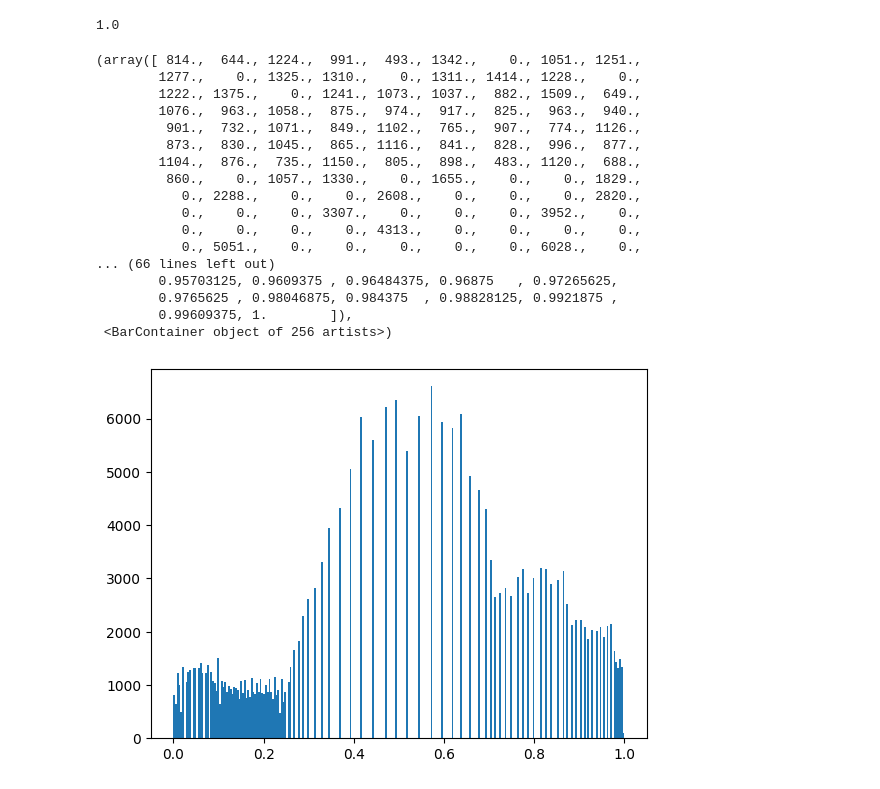
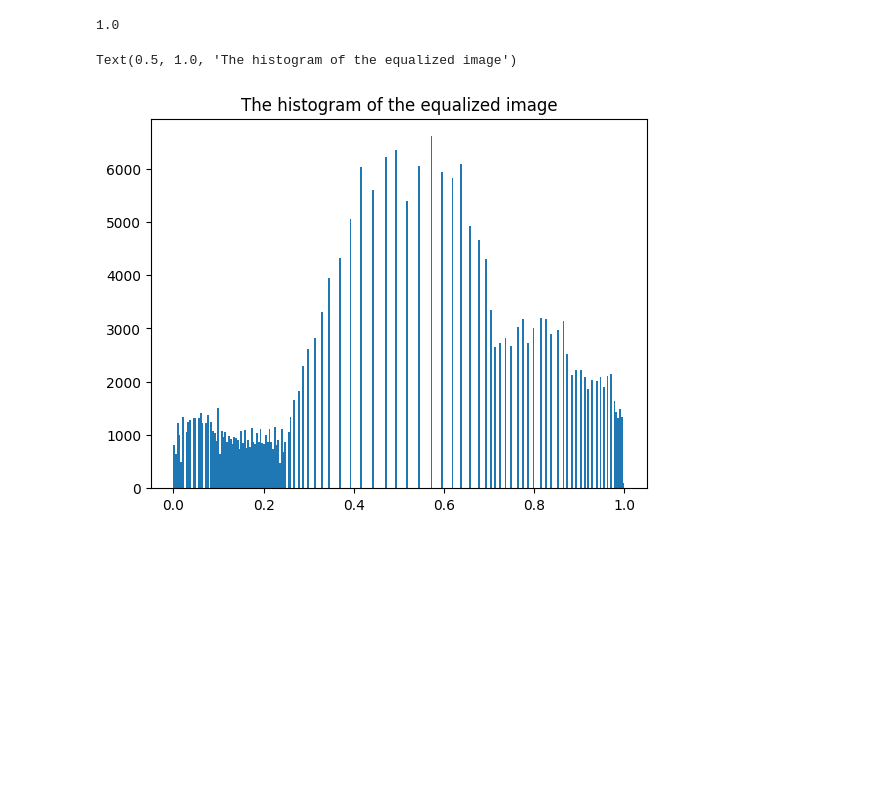
Before and after one commit to hgandras/3D-computer-vision-, a Jupyter notebook: hist_eq.ipynb, the cells around one changed output. Saved outputs shown, nothing was run; the diff lists cells and outputs as text; code cells hidden in the pictures; blank space fills up the shorter version.

```diff
--- a/hist_eq.ipynb
+++ b/hist_eq.ipynb
@@ -92,25 +91,10 @@ max(reshaped_image)
 # %%
 equalized_hist=histogram(equalized_image,num_bins)
 plt.hist(np.linspace(0,1,num_bins),bins=num_bins,weights=equalized_hist)
+plt.title("The histogram of the equalized image")
 # %% [output]
-(array([ 814.,  644., 1224.,  991.,  493., 1342.,    0., 1051., 1251.,
-        1277.,    0., 1325., 1310.,    0., 1311., 1414., 1228.,    0.,
-        1222., 1375.,    0., 1241., 1073., 1037.,  882., 1509.,  649.,
-        1076.,  963., 1058.,  875.,  974.,  917.,  825.,  963.,  940.,
-         901.,  732., 1071.,  849., 1102.,  765.,  907.,  774., 1126.,
-         873.,  830., 1045.,  865., 1116.,  841.,  828.,  996.,  877.,
-        1104.,  876.,  735., 1150.,  805.,  898.,  483., 1120.,  688.,
-         860.,    0., 1057., 1330.,    0., 1655.,    0.,    0., 1829.,
-           0., 2288.,    0.,    0., 2608.,    0.,    0.,    0., 2820.,
-           0.,    0.,    0., 3307.,    0.,    0.,    0., 3952.,    0.,
-           0.,    0.,    0.,    0., 4313.,    0.,    0.,    0.,    0.,
-           0., 5051.,    0.,    0.,    0.,    0.,    0., 6028.,    0.,
-... (66 lines left out)
-        0.95703125, 0.9609375 , 0.96484375, 0.96875   , 0.97265625,
-        0.9765625 , 0.98046875, 0.984375  , 0.98828125, 0.9921875 ,
-        0.99609375, 1.        ]),
- <BarContainer object of 256 artists>)
+Text(0.5, 1.0, 'The histogram of the equalized image')
-[figure, old version]
+[figure, new version]
 # %%
 equalized_cumulative_hist=cumulative_histogram(equalized_hist)
 plt.plot(np.linspace(0,1,equalized_cumulative_hist.shape[0]),equalized_cumulative_hist)
```
Also changed, not shown: parts of 8 cells of this notebook, 9 other files.
